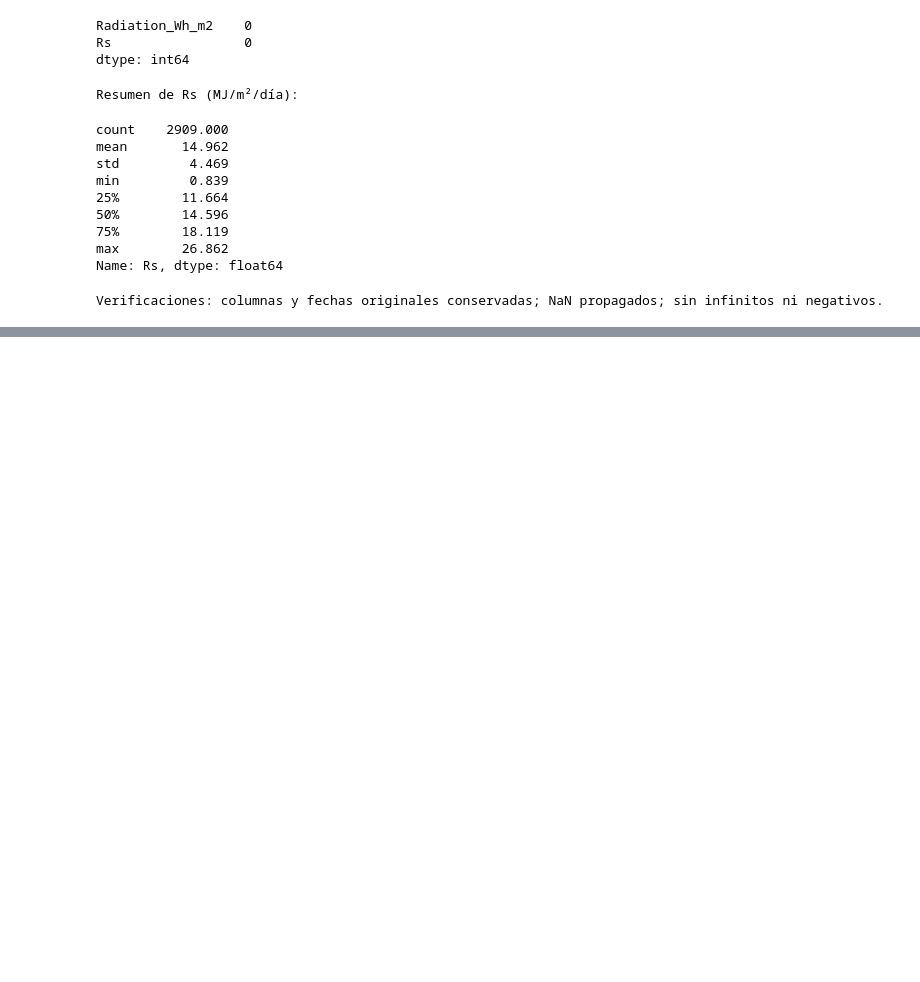
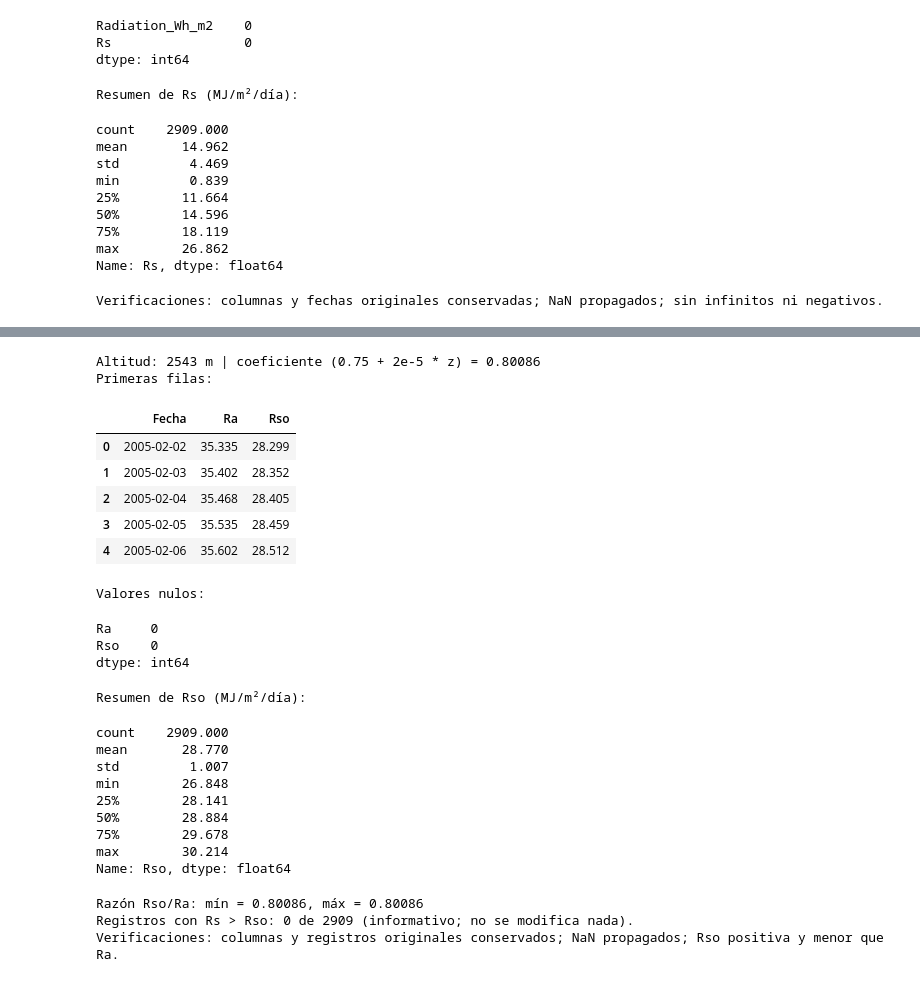
Before and after one commit to nicopulido/Prob_Proyecto_Grado, a Jupyter notebook: Tibaitata/04_calculo_variables_objetivo.ipynb, the cells around one changed output, grey strips where cells are left out. Drawn from its saved outputs; the diff is of its cells as text; code cells hidden in the pictures; blank space fills up the shorter version.

```diff
--- a/Tibaitata/04_calculo_variables_objetivo.ipynb
+++ b/Tibaitata/04_calculo_variables_objetivo.ipynb
@@ -445,0 +656,79 @@ Verificaciones: columnas y fechas originales conservadas; NaN propagados; sin in
+# %%
+assert "Ra" in df_tibaitata_et0.columns
+assert "Rso" not in df_tibaitata_et0.columns, "La columna Rso ya existe; no se sobrescribirá."
+
+ALTITUD_RSO_M = 2543  # m
+assert np.isclose(ALTITUD_TIBAITATA_M, ALTITUD_RSO_M), "La altitud de la estación no coincide con 2543 m."
+
+columnas_antes_rso = df_tibaitata_et0.columns.tolist()
+valores_antes_rso = df_tibaitata_et0[columnas_antes_rso].copy()
+numero_registros_antes_rso = len(df_tibaitata_et0)
+forma_limpio_antes_rso = df_tibaitata_limpio.shape
+
+# Coeficiente de altitud: 0.75 + 2e-5 * 2543 = 0.80086.
+coeficiente_rso = 0.75 + 2e-5 * ALTITUD_RSO_M
+assert np.isclose(coeficiente_rso, 0.80086)
+assert 0.75 < coeficiente_rso < 1.0
+
+# La operación vectorizada propaga NaN cuando falta Ra.
+df_tibaitata_et0["Rso"] = coeficiente_rso * df_tibaitata_et0["Ra"]
+
+rso_valida = df_tibaitata_et0["Rso"].dropna()
+ra_con_rso = df_tibaitata_et0.loc[df_tibaitata_et0["Rso"].notna(), "Ra"]
+
+# Datos originales intactos.
+assert len(df_tibaitata_et0) == numero_registros_antes_rso
+assert df_tibaitata_et0[columnas_antes_rso].equals(valores_antes_rso)
+assert df_tibaitata_et0.columns[:len(columnas_antes_rso)].tolist() == columnas_antes_rso
+assert df_tibaitata_limpio.shape == forma_limpio_antes_rso
+
+# NaN propagados, valores finitos y positivos.
+assert df_tibaitata_et0["Rso"].isna().equals(df_tibaitata_et0["Ra"].isna())
+assert np.isfinite(rso_valida).all(), "Rso contiene valores infinitos."
+assert (rso_valida > 0).all(), "Rso contiene valores no positivos."
+
+# Coherencia con Ra: Rso < Ra y Rso / Ra constante e igual al coeficiente.
+assert (rso_valida < ra_con_rso).all(), "Rso debe ser menor que Ra."
+assert np.allclose(rso_valida / ra_con_rso, coeficiente_rso)
+assert np.allclose(rso_valida, (0.75 + 2e-5 * 2543) * ra_con_rso)
+
+# Registros con Rs > Rso (informativo; la relación Rs/Rso se usa más adelante).
+comparable_rso = df_tibaitata_et0[["Rs", "Rso"]].dropna()
+n_rs_mayor_rso = int((comparable_rso["Rs"] > comparable_rso["Rso"]).sum())
+
+print(f"Altitud: {ALTITUD_RSO_M} m | coeficiente (0.75 + 2e-5 * z) = {coeficiente_rso:.5f}")
+print("Primeras filas:")
+display(df_tibaitata_et0[["Fecha", "Ra", "Rso"]].head())
+print("Valores nulos:")
+display(df_tibaitata_et0[["Ra", "Rso"]].isna().sum())
+print("Resumen de Rso (MJ/m²/día):")
+display(rso_valida.describe())
+print(f"Razón Rso/Ra: mín = {(rso_valida / ra_con_rso).min():.5f}, máx = {(rso_valida / ra_con_rso).max():.5f}")
+print(f"Registros con Rs > Rso: {n_rs_mayor_rso} de {len(comparable_rso)} (informativo; no se modifica nada).")
+print("Verificaciones: columnas y registros originales conservados; NaN propagados; Rso positiva y menor que Ra.")
+# %% [output]
+Altitud: 2543 m | coeficiente (0.75 + 2e-5 * z) = 0.80086
+Primeras filas:
+|  | Fecha | Ra | Rso |
+| 0 | 2005-02-02 | 35.335 | 28.299 |
+| 1 | 2005-02-03 | 35.402 | 28.352 |
+| 2 | 2005-02-04 | 35.468 | 28.405 |
+| 3 | 2005-02-05 | 35.535 | 28.459 |
+| 4 | 2005-02-06 | 35.602 | 28.512 |
+Valores nulos:
+Ra     0
+Rso    0
+dtype: int64
+Resumen de Rso (MJ/m²/día):
+count    2909.000
+mean       28.770
+std         1.007
+min        26.848
+25%        28.141
+50%        28.884
+75%        29.678
+max        30.214
+Name: Rso, dtype: float64
+Razón Rso/Ra: mín = 0.80086, máx = 0.80086
+Registros con Rs > Rso: 0 de 2909 (informativo; no se modifica nada).
+Verificaciones: columnas y registros originales conservados; NaN propagados; Rso positiva y menor que Ra.
```
Also changed, not shown: parts of 5 cells of this notebook.
